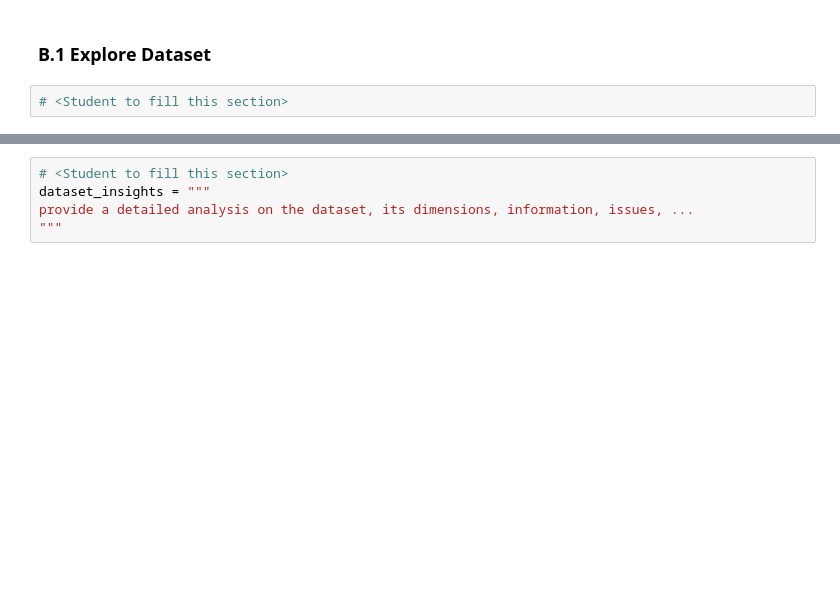
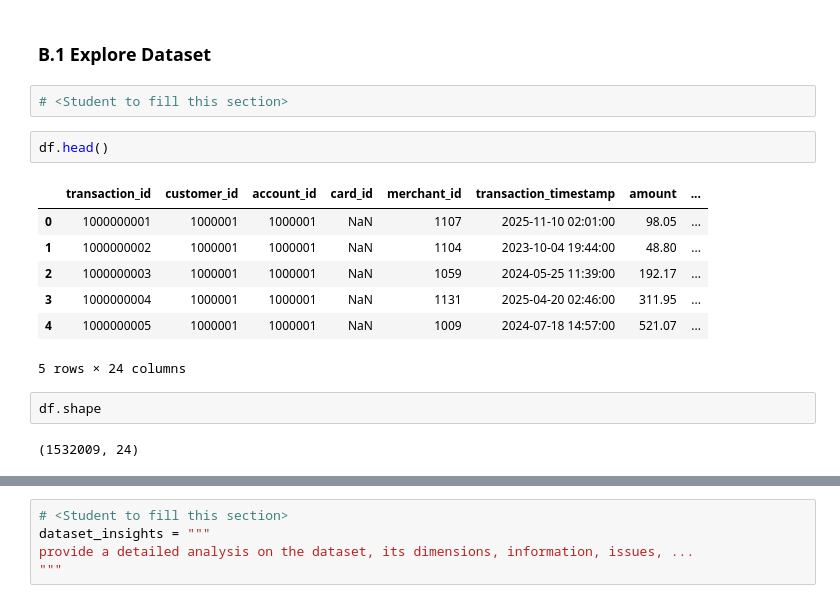
Before and after one commit to leonhsu95/AT3-Group-Banking, a Jupyter notebook: 36106-26SP-AT3-26324145-SB-1-eda-transactions.ipynb, the cells around one changed output, grey strips where cells are left out. Drawn from its saved outputs; the diff is of its cells as text; blank space fills up the shorter version.

```diff
--- a/36106-26SP-AT3-26324145-SB-1-eda-transactions.ipynb
+++ b/36106-26SP-AT3-26324145-SB-1-eda-transactions.ipynb
@@ -67,3 +94,17 @@ except Exception as e:
 ### B.1 Explore Dataset
 # %%
 # <Student to fill this section>
+# %%
+df.head()
+# %% [output]
+|  | transaction_id | customer_id | account_id | card_id | merchant_id | transaction_timestamp | amount | ... |
+| 0 | 1000000001 | 1000001 | 1000001 | NaN | 1107 | 2025-11-10 02:01:00 | 98.05 | ... |
+| 1 | 1000000002 | 1000001 | 1000001 | NaN | 1104 | 2023-10-04 19:44:00 | 48.80 | ... |
+| 2 | 1000000003 | 1000001 | 1000001 | NaN | 1059 | 2024-05-25 11:39:00 | 192.17 | ... |
+| 3 | 1000000004 | 1000001 | 1000001 | NaN | 1131 | 2025-04-20 02:46:00 | 311.95 | ... |
+| 4 | 1000000005 | 1000001 | 1000001 | NaN | 1009 | 2024-07-18 14:57:00 | 521.07 | ... |
+5 rows × 24 columns
+# %%
+df.shape
+# %% [output]
+(1532009, 24)
```
Also changed, not shown: parts of 181 cells of this notebook.
